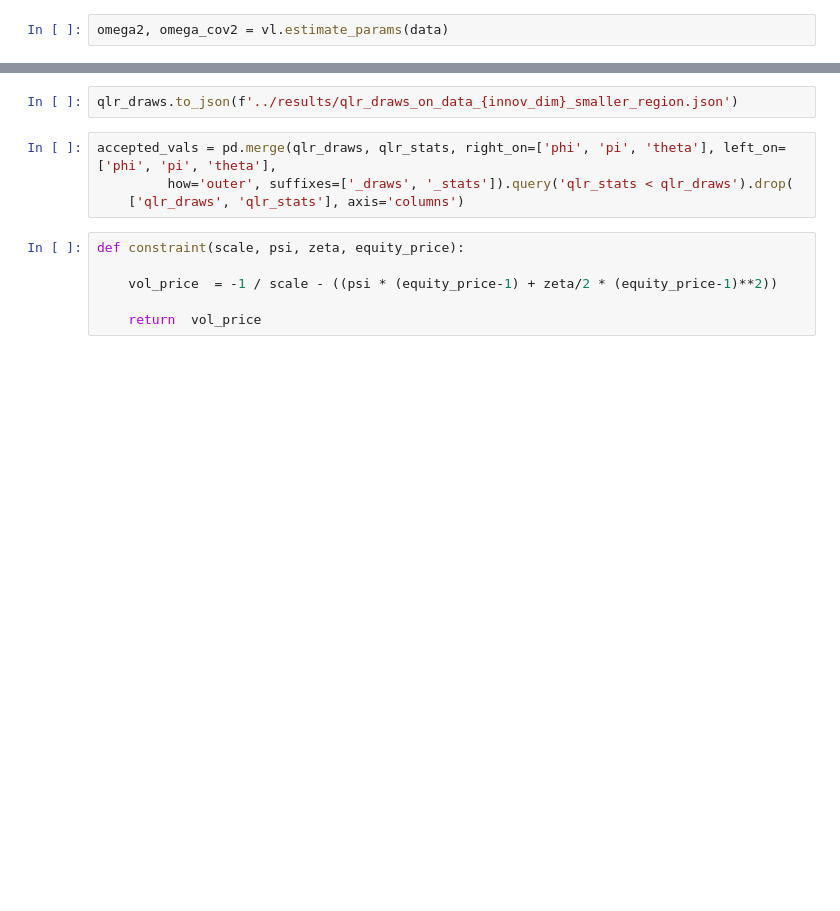
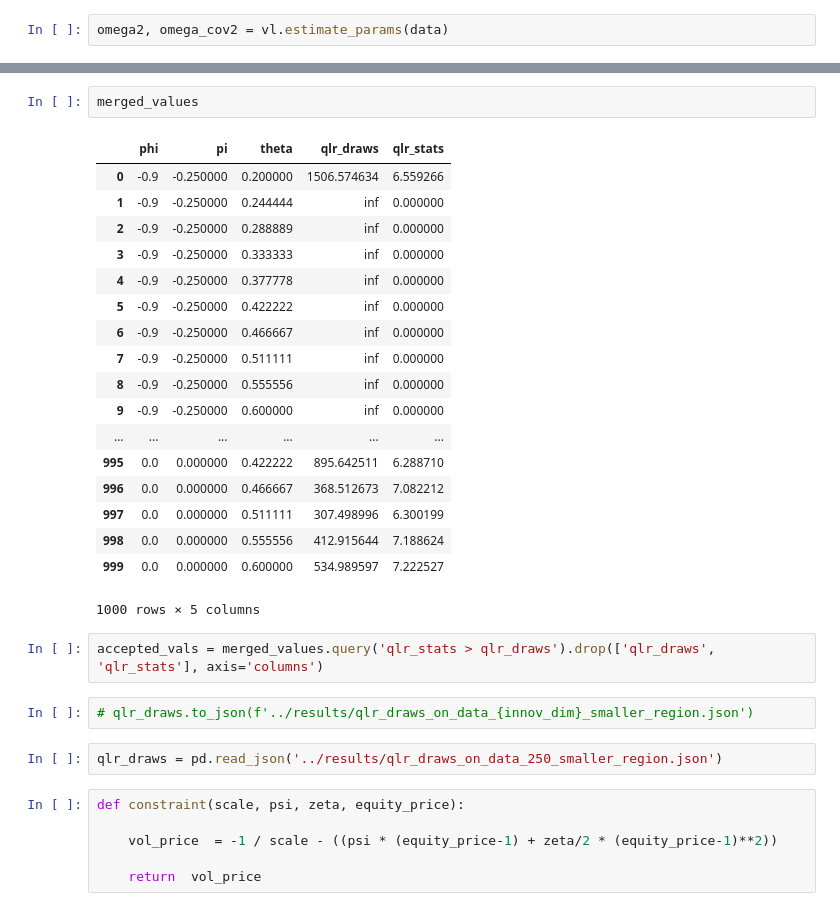
Before and after one commit to sangrey/RiskPriceInference, a Jupyter notebook: volpriceinference/robust_inference_on_data.ipynb, the cells around one changed output, grey strips where cells are left out. Cells and saved outputs as stored; diff of their text form; blank space fills up the shorter version.

```diff
--- a/volpriceinference/robust_inference_on_data.ipynb
+++ b/volpriceinference/robust_inference_on_data.ipynb
@@ -201,9 +250,30 @@ qlr_stats.sort_values(by='qlr').head()
+# %%
+merged_values
+# %% [output]
+|  | phi | pi | theta | qlr_draws | qlr_stats |
+| 0 | -0.9 | -0.250000 | 0.200000 | 1506.574634 | 6.559266 |
+| 1 | -0.9 | -0.250000 | 0.244444 | inf | 0.000000 |
+| 2 | -0.9 | -0.250000 | 0.288889 | inf | 0.000000 |
+| 3 | -0.9 | -0.250000 | 0.333333 | inf | 0.000000 |
+| 4 | -0.9 | -0.250000 | 0.377778 | inf | 0.000000 |
+| 5 | -0.9 | -0.250000 | 0.422222 | inf | 0.000000 |
+| 6 | -0.9 | -0.250000 | 0.466667 | inf | 0.000000 |
+| 7 | -0.9 | -0.250000 | 0.511111 | inf | 0.000000 |
+| 8 | -0.9 | -0.250000 | 0.555556 | inf | 0.000000 |
+| 9 | -0.9 | -0.250000 | 0.600000 | inf | 0.000000 |
+| ... | ... | ... | ... | ... | ... |
+| 995 | 0.0 | 0.000000 | 0.422222 | 895.642511 | 6.288710 |
+| 996 | 0.0 | 0.000000 | 0.466667 | 368.512673 | 7.082212 |
+| 997 | 0.0 | 0.000000 | 0.511111 | 307.498996 | 6.300199 |
+| 998 | 0.0 | 0.000000 | 0.555556 | 412.915644 | 7.188624 |
+| 999 | 0.0 | 0.000000 | 0.600000 | 534.989597 | 7.222527 |
+1000 rows × 5 columns
+# %%
+accepted_vals = merged_values.query('qlr_stats > qlr_draws').drop(['qlr_draws', 'qlr_stats'], axis='columns')
 # %%
-qlr_draws.to_json(f'../results/qlr_draws_on_data_{innov_dim}_smaller_region.json')
+# qlr_draws.to_json(f'../results/qlr_draws_on_data_{innov_dim}_smaller_region.json')
-# %%
-accepted_vals = pd.merge(qlr_draws, qlr_stats, right_on=['phi', 'pi', 'theta'], left_on=['phi', 'pi', 'theta'],
-         how='outer', suffixes=['_draws', '_stats']).query('qlr_stats < qlr_draws').drop(
-    ['qlr_draws', 'qlr_stats'], axis='columns')
+# %%
+qlr_draws = pd.read_json('../results/qlr_draws_on_data_250_smaller_region.json')
 # %%
 def constraint(scale, psi, zeta, equity_price):
 
```
Also changed, not shown: parts of 18 cells of this notebook, 4 other files.
